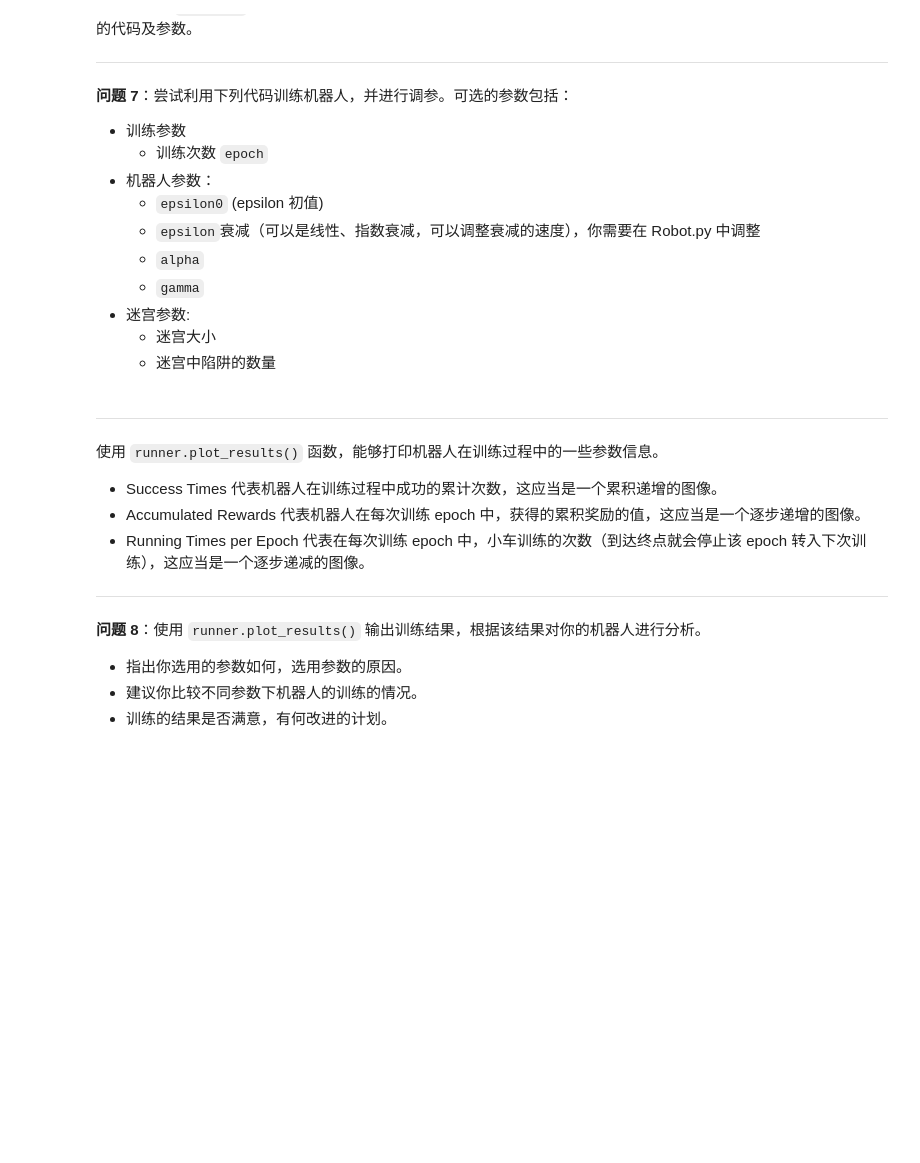
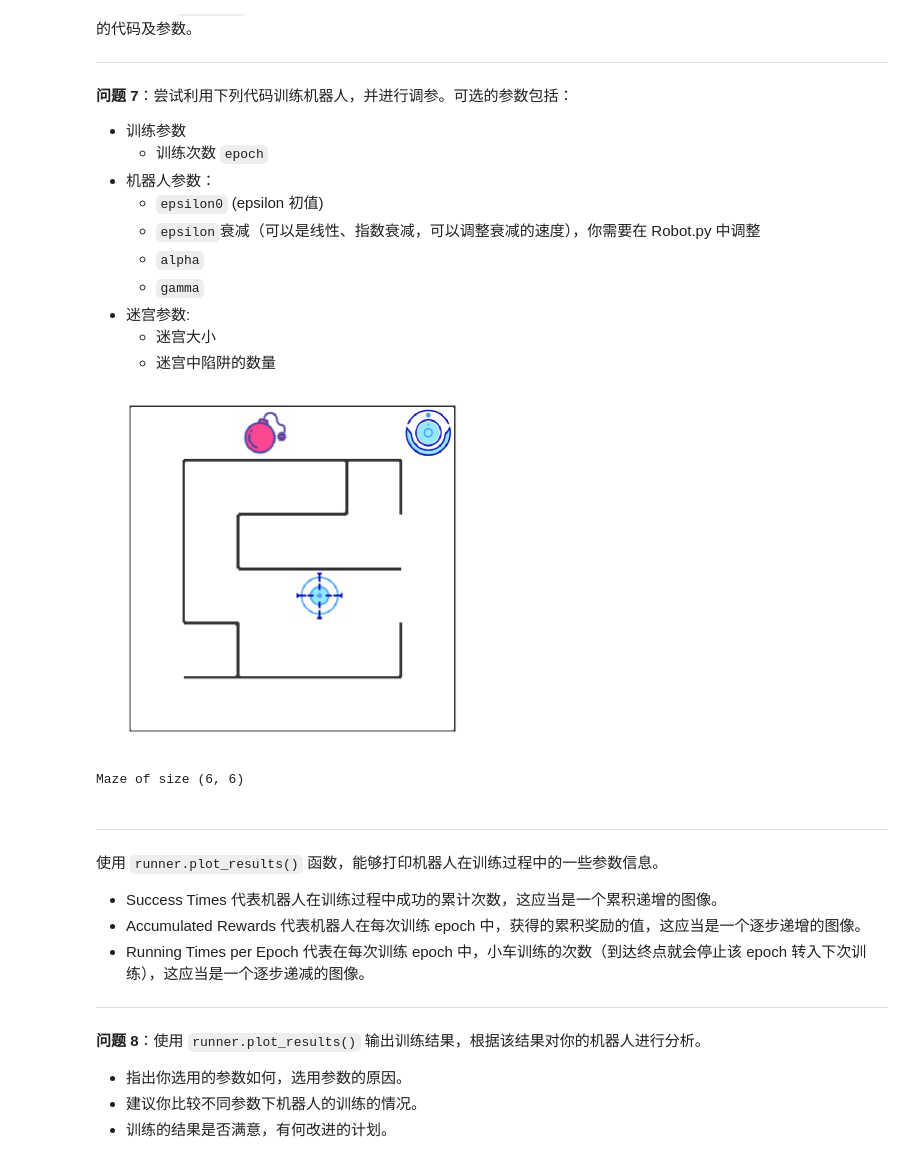
Before and after one commit to gangqing/Maze, a Jupyter notebook: robot_maze.ipynb, the cells around one changed output. Drawn from its saved outputs; the diff is of its cells as text; code cells hidden in the pictures; blank space fills up the shorter version.

```diff
--- a/robot_maze.ipynb
+++ b/robot_maze.ipynb
@@ -248,11 +272,19 @@ maze
 ## 可选的参数：
 epoch = 20
 
-epsilon0 = 0.5
+epsilon0 = 0.7
 alpha = 0.5
 gamma = 0.9
 
 maze_size = (6,6)
 trap_number = 1
+# %%
+g = Maze(maze_size=maze_size,trap_number=trap_number)
+r = Robot(g,alpha=alpha, epsilon0=epsilon0, gamma=gamma)
+r.set_status(learning=True)
+g
+# %% [output]
+[figure, added]
+Maze of size (6, 6)
 # %%
 from Runner import Runner
```
Also changed, not shown: parts of 9 cells of this notebook, 3 other files.
